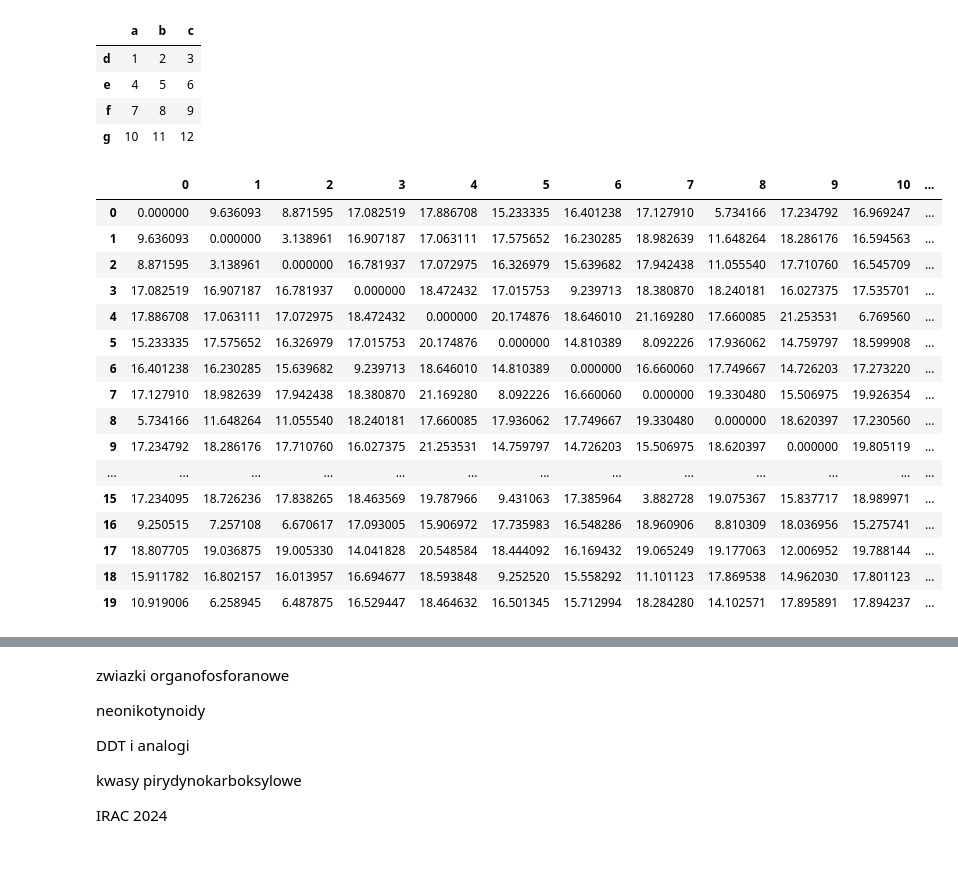
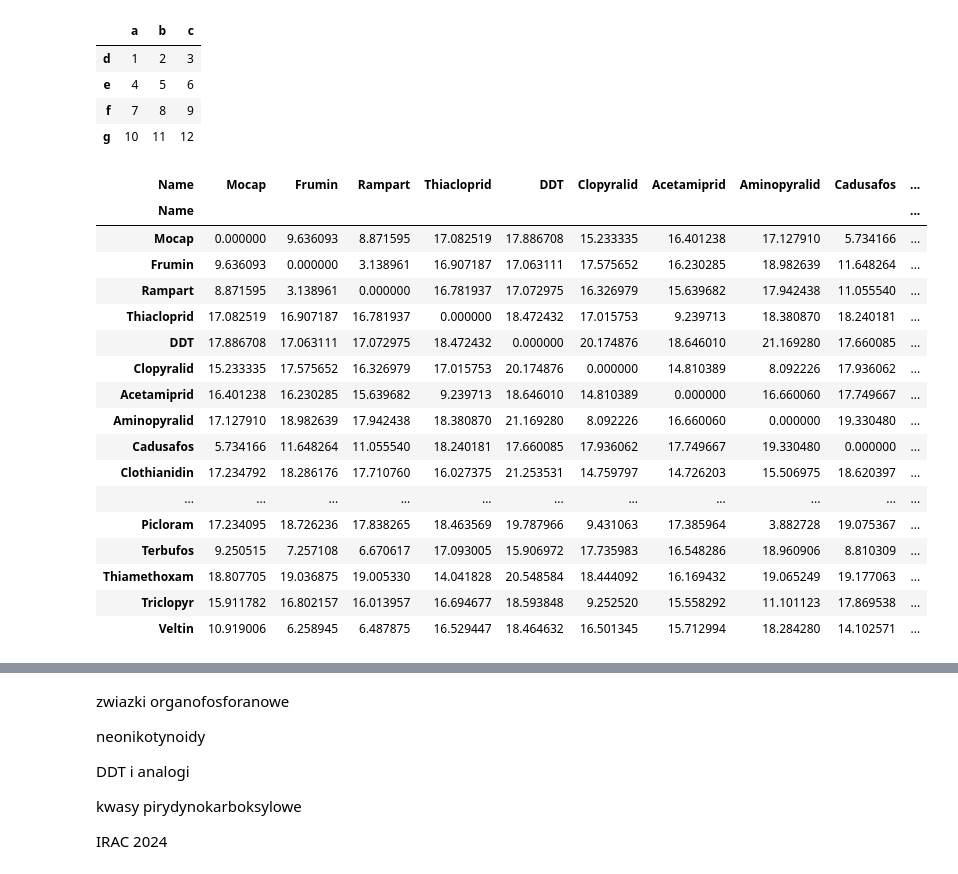
Before and after one commit to Kubabob/chemical-data-explorer, a Jupyter notebook: hca.ipynb, the cells around one changed output, grey strips where cells are left out. Cells and saved outputs as stored; diff of their text form; code cells hidden in the pictures.

```diff
--- a/hca.ipynb
+++ b/hca.ipynb
@@ -55,6 +55,8 @@ import pandas as pd
 pd.set_option('mode.chained_assignment', None)
 pd.set_option('future.infer_string', False)
 # %%
-descriptors = pd.read_excel('Descriptors.xlsx', dtype=float)
-descriptors.dropna()
+descriptors = pd.read_excel('Descriptors.xlsx', index_col=0)
+descriptors = descriptors.dropna()
+descriptors = descriptors.astype(float)
+descriptors
 # %% [output]
@@ -81,7 +84,7 @@ for column in descriptors:
     if descriptors[column].var() == 0:
         descriptors = descriptors.drop(column, axis=1)
 
-descriptors = descriptors.drop('Unnamed: 0', axis=1)
+#descriptors = descriptors.drop('Unnamed: 0', axis=1)
 
 descriptors
 #print(descriptors.dtypes)
@@ -108,9 +112,10 @@ descriptors
 for column_idx, column in enumerate(descriptors):
     mean = descriptors[column].mean()
     std = descriptors[column].std()
-    for index, value in enumerate(descriptors.loc[:,column]):
-        descriptors.loc[index, column] = float((value - mean)/std)
+    for idx in descriptors.index:
+        descriptors.loc[idx, column] = float((descriptors.loc[idx, column] - mean)/std)
 
+descriptors = descriptors.dropna()
 descriptors
 # %% [output]
 |  | MaxAbsEStateIndex | MaxEStateIndex | MinAbsEStateIndex | MinEStateIndex | qed | SPS | MolWt | ... |
@@ -152,31 +158,33 @@ test
 # %%
 descriptors_odl_eukl = np.zeros([descriptors.shape[0] for _ in range(2)])
 
 for w in range(descriptors.shape[0]):
     for k in range(descriptors.shape[0]):
         descriptors_odl_eukl[w,k] = np.sqrt(sum((descriptors.T[descriptors.T.columns[w]] - descriptors.T[descriptors.T.columns[k]])**2))
 
 
-pd.DataFrame(descriptors_odl_eukl).to_excel('Odleglosc_euklidesowa.xlsx')
-pd.DataFrame(descriptors_odl_eukl)
+descriptors_odl_eukl = pd.DataFrame(descriptors_odl_eukl, columns=descriptors.index, index=descriptors.index)
+descriptors_odl_eukl.to_excel('Odleglosc_euklidesowa.xlsx')
+descriptors_odl_eukl
 # %% [output]
-|  | 0 | 1 | 2 | 3 | 4 | 5 | 6 | 7 | 8 | 9 | 10 | ... |
-| 0 | 0.000000 | 9.636093 | 8.871595 | 17.082519 | 17.886708 | 15.233335 | 16.401238 | 17.127910 | 5.734166 | 17.234792 | 16.969247 | ... |
-| 1 | 9.636093 | 0.000000 | 3.138961 | 16.907187 | 17.063111 | 17.575652 | 16.230285 | 18.982639 | 11.648264 | 18.286176 | 16.594563 | ... |
-| 2 | 8.871595 | 3.138961 | 0.000000 | 16.781937 | 17.072975 | 16.326979 | 15.639682 | 17.942438 | 11.055540 | 17.710760 | 16.545709 | ... |
-| 3 | 17.082519 | 16.907187 | 16.781937 | 0.000000 | 18.472432 | 17.015753 | 9.239713 | 18.380870 | 18.240181 | 16.027375 | 17.535701 | ... |
-| 4 | 17.886708 | 17.063111 | 17.072975 | 18.472432 | 0.000000 | 20.174876 | 18.646010 | 21.169280 | 17.660085 | 21.253531 | 6.769560 | ... |
-| 5 | 15.233335 | 17.575652 | 16.326979 | 17.015753 | 20.174876 | 0.000000 | 14.810389 | 8.092226 | 17.936062 | 14.759797 | 18.599908 | ... |
-| 6 | 16.401238 | 16.230285 | 15.639682 | 9.239713 | 18.646010 | 14.810389 | 0.000000 | 16.660060 | 17.749667 | 14.726203 | 17.273220 | ... |
-| 7 | 17.127910 | 18.982639 | 17.942438 | 18.380870 | 21.169280 | 8.092226 | 16.660060 | 0.000000 | 19.330480 | 15.506975 | 19.926354 | ... |
-| 8 | 5.734166 | 11.648264 | 11.055540 | 18.240181 | 17.660085 | 17.936062 | 17.749667 | 19.330480 | 0.000000 | 18.620397 | 17.230560 | ... |
-| 9 | 17.234792 | 18.286176 | 17.710760 | 16.027375 | 21.253531 | 14.759797 | 14.726203 | 15.506975 | 18.620397 | 0.000000 | 19.805119 | ... |
-| ... | ... | ... | ... | ... | ... | ... | ... | ... | ... | ... | ... | ... |
-| 15 | 17.234095 | 18.726236 | 17.838265 | 18.463569 | 19.787966 | 9.431063 | 17.385964 | 3.882728 | 19.075367 | 15.837717 | 18.989971 | ... |
-| 16 | 9.250515 | 7.257108 | 6.670617 | 17.093005 | 15.906972 | 17.735983 | 16.548286 | 18.960906 | 8.810309 | 18.036956 | 15.275741 | ... |
-| 17 | 18.807705 | 19.036875 | 19.005330 | 14.041828 | 20.548584 | 18.444092 | 16.169432 | 19.065249 | 19.177063 | 12.006952 | 19.788144 | ... |
-| 18 | 15.911782 | 16.802157 | 16.013957 | 16.694677 | 18.593848 | 9.252520 | 15.558292 | 11.101123 | 17.869538 | 14.962030 | 17.801123 | ... |
-| 19 | 10.919006 | 6.258945 | 6.487875 | 16.529447 | 18.464632 | 16.501345 | 15.712994 | 18.284280 | 14.102571 | 17.895891 | 17.894237 | ... |
+| Name | Mocap | Frumin | Rampart | Thiacloprid | DDT | Clopyralid | Acetamiprid | Aminopyralid | Cadusafos | ... |
+| Name |  |  |  |  |  |  |  |  |  | ... |
+| Mocap | 0.000000 | 9.636093 | 8.871595 | 17.082519 | 17.886708 | 15.233335 | 16.401238 | 17.127910 | 5.734166 | ... |
+| Frumin | 9.636093 | 0.000000 | 3.138961 | 16.907187 | 17.063111 | 17.575652 | 16.230285 | 18.982639 | 11.648264 | ... |
+| Rampart | 8.871595 | 3.138961 | 0.000000 | 16.781937 | 17.072975 | 16.326979 | 15.639682 | 17.942438 | 11.055540 | ... |
+| Thiacloprid | 17.082519 | 16.907187 | 16.781937 | 0.000000 | 18.472432 | 17.015753 | 9.239713 | 18.380870 | 18.240181 | ... |
+| DDT | 17.886708 | 17.063111 | 17.072975 | 18.472432 | 0.000000 | 20.174876 | 18.646010 | 21.169280 | 17.660085 | ... |
+| Clopyralid | 15.233335 | 17.575652 | 16.326979 | 17.015753 | 20.174876 | 0.000000 | 14.810389 | 8.092226 | 17.936062 | ... |
+| Acetamiprid | 16.401238 | 16.230285 | 15.639682 | 9.239713 | 18.646010 | 14.810389 | 0.000000 | 16.660060 | 17.749667 | ... |
+| Aminopyralid | 17.127910 | 18.982639 | 17.942438 | 18.380870 | 21.169280 | 8.092226 | 16.660060 | 0.000000 | 19.330480 | ... |
+| Cadusafos | 5.734166 | 11.648264 | 11.055540 | 18.240181 | 17.660085 | 17.936062 | 17.749667 | 19.330480 | 0.000000 | ... |
+| Clothianidin | 17.234792 | 18.286176 | 17.710760 | 16.027375 | 21.253531 | 14.759797 | 14.726203 | 15.506975 | 18.620397 | ... |
+| ... | ... | ... | ... | ... | ... | ... | ... | ... | ... | ... |
+| Picloram | 17.234095 | 18.726236 | 17.838265 | 18.463569 | 19.787966 | 9.431063 | 17.385964 | 3.882728 | 19.075367 | ... |
+| Terbufos | 9.250515 | 7.257108 | 6.670617 | 17.093005 | 15.906972 | 17.735983 | 16.548286 | 18.960906 | 8.810309 | ... |
+| Thiamethoxam | 18.807705 | 19.036875 | 19.005330 | 14.041828 | 20.548584 | 18.444092 | 16.169432 | 19.065249 | 19.177063 | ... |
+| Triclopyr | 15.911782 | 16.802157 | 16.013957 | 16.694677 | 18.593848 | 9.252520 | 15.558292 | 11.101123 | 17.869538 | ... |
+| Veltin | 10.919006 | 6.258945 | 6.487875 | 16.529447 | 18.464632 | 16.501345 | 15.712994 | 18.284280 | 14.102571 | ... |
 # %%
 descriptors_odl_manhattan = np.zeros([descriptors.shape[0] for _ in range(2)])
 
```
Also changed, not shown: parts of 10 cells of this notebook, 3 other files.
